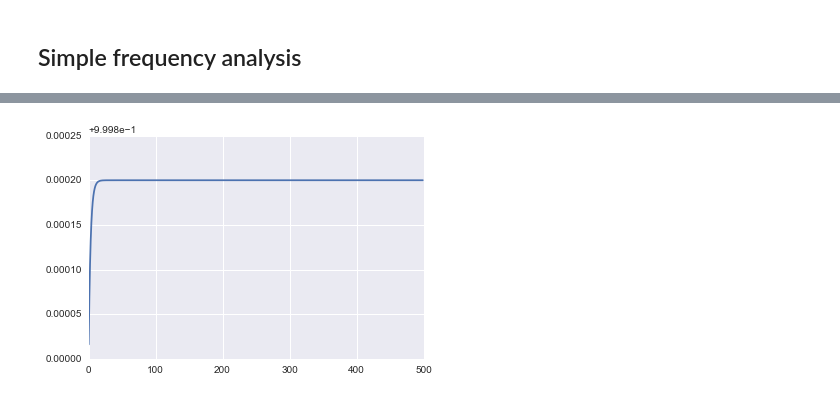
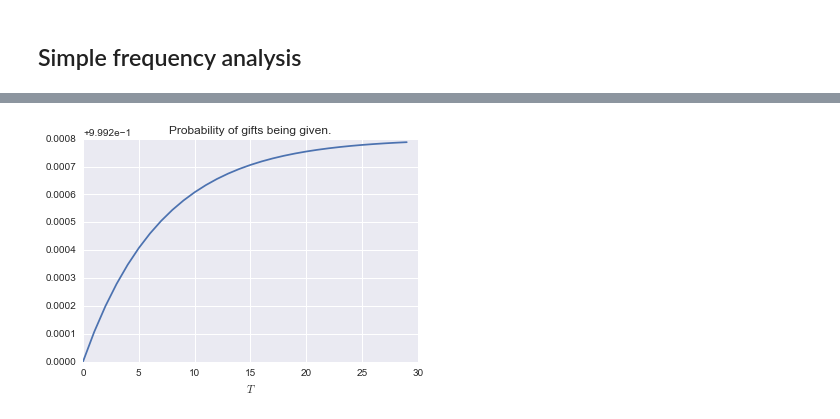
Before and after one commit to drvinceknight/unpeudemath, a Jupyter notebook: assets/code/prisoners_dilemma_of_giving_gifts.ipynb, the cells around one changed output, grey strips where cells are left out. Drawn from its saved outputs; the diff is of its cells as text; code cells hidden in the pictures.

```diff
--- a/assets/code/prisoners_dilemma_of_giving_gifts.ipynb
+++ b/assets/code/prisoners_dilemma_of_giving_gifts.ipynb
@@ -185,7 +197,9 @@ plt.plot(x,y);
 # %%
 plt.figure()
-x = range(500)
+x = range(30)
 y = [model.predict_proba([[3,5,0,t]])[0][0] for t in x]
-plt.plot(x,y);
+plt.plot(x,y)
+plt.title("Probability of gifts being given.")
+plt.xlabel("$T$");
 # %% [output]
-[figure, old version]
+[figure, new version]
```
Also changed, not shown: parts of 11 cells of this notebook, 3 other files.
